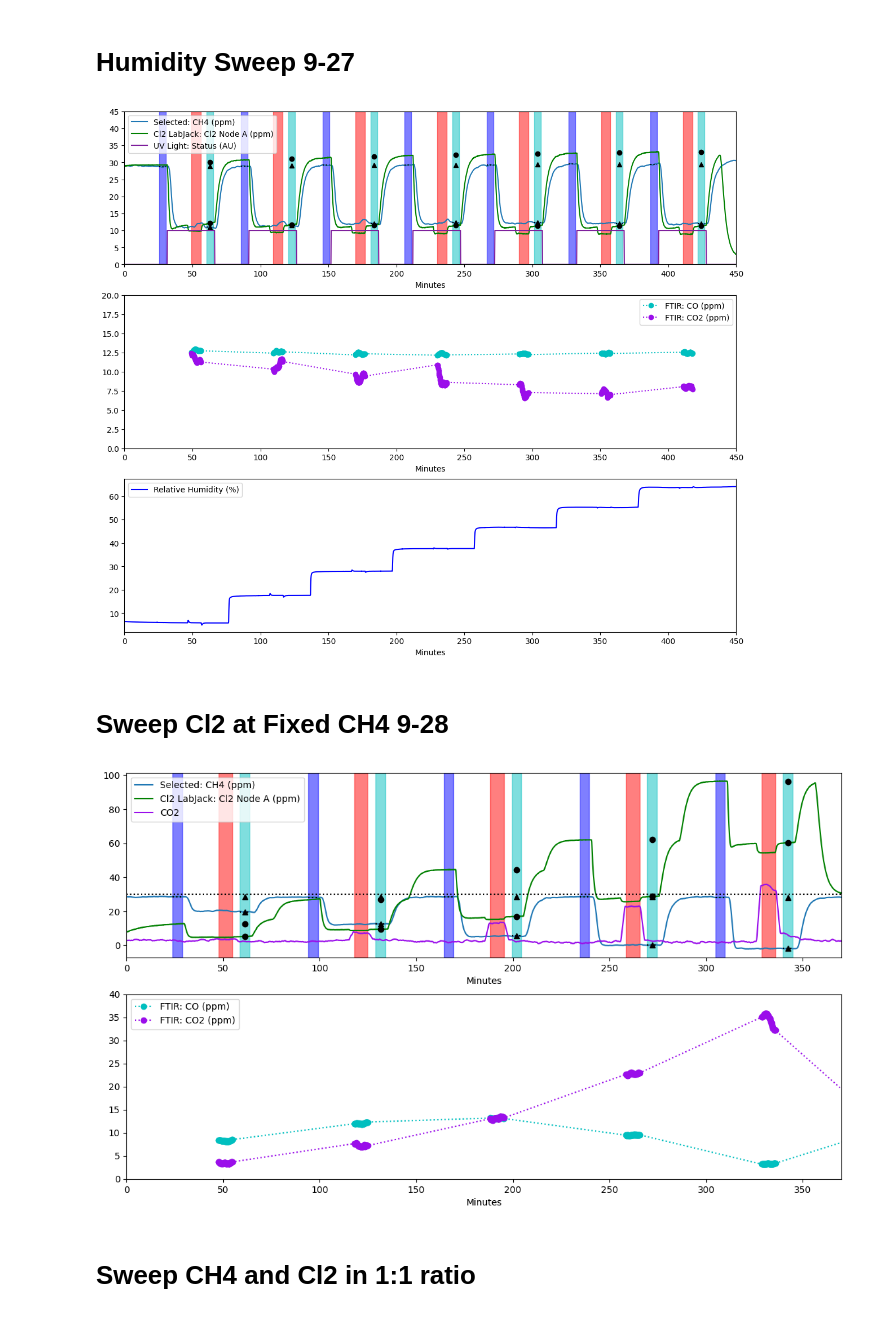
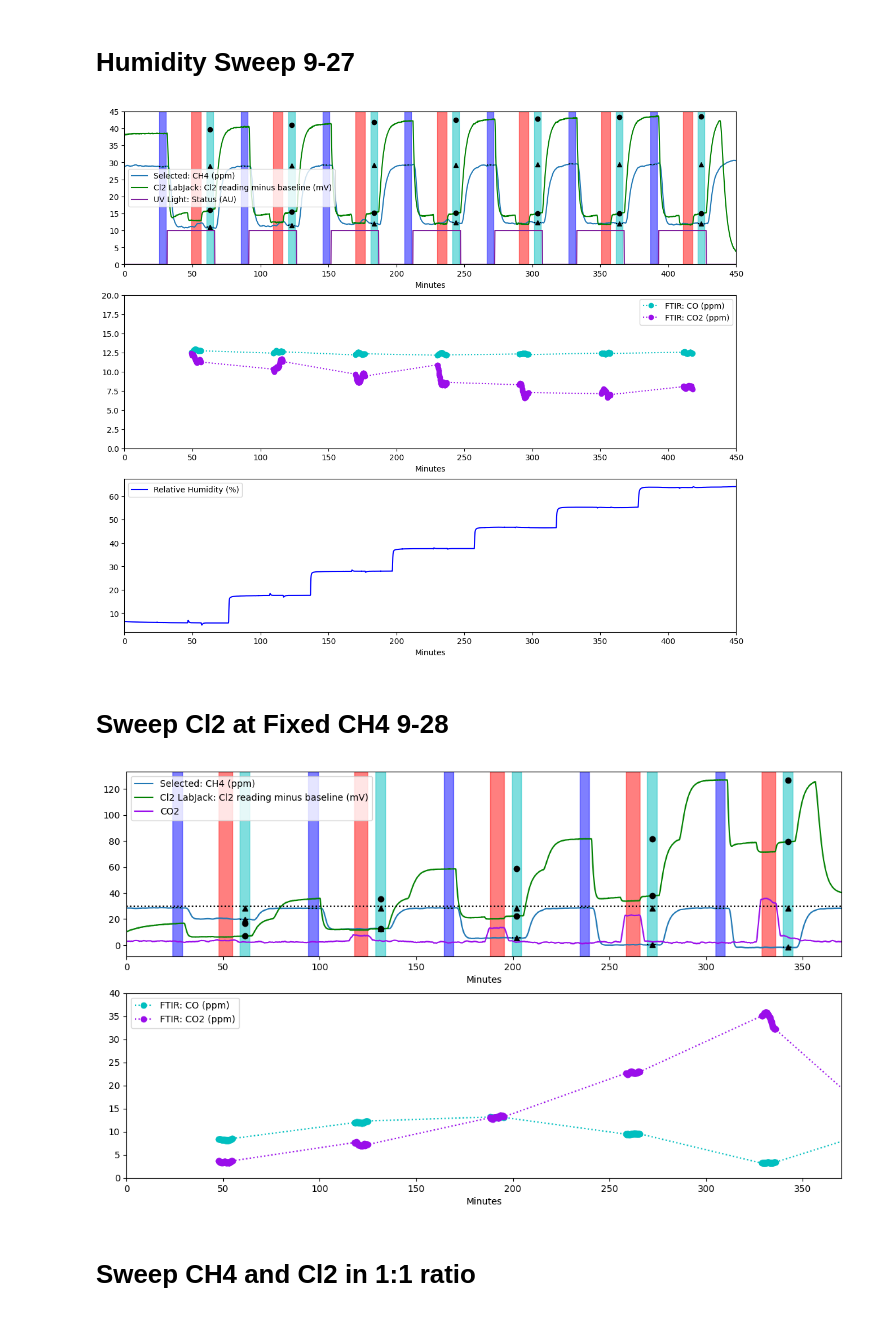
Before and after one commit to richardsrandall/Fall-2024-Cl2, a Jupyter notebook: 09-29 Cl2 Campaign Redo 1/09-29_process_cl2_data.ipynb, the cells around one changed output. Saved outputs shown, nothing was run; the diff lists cells and outputs as text; code cells hidden in the pictures.

```diff
--- a/09-29 Cl2 Campaign Redo 1/09-29_process_cl2_data.ipynb
+++ b/09-29 Cl2 Campaign Redo 1/09-29_process_cl2_data.ipynb
@@ -40,8 +40,8 @@ pass
 <h1> Loading, trimming, and re-binding log files </h1>
 # %%
 #@np.vectorize
-def calibrate_cl2(mv):
-    return (mv-43.5)*30/(83-43.5)
+def subtract_cl2_baseline(mv):
+    return (mv-43.5) # This baseline stays fixed within a given campaign but may change from campaign to campaign due to tweaking the Cl2 sensor setup
 
 importlib.reload(process_cl2)
 trim_params=((15,500),
@@ -66,7 +66,7 @@ importlib.reload(process_cl2)
 
 current_experiment = '09-27-24 Humidity Sweep (10-60%)'
 rf.dump_experiment(current_experiment)
-data[current_experiment]['Cl2 LabJack: Cl2 Node A (ppm)'] = calibrate_cl2(data[current_experiment]['Cl2 LabJack: Cl2 Node A (mV)'])
+data[current_experiment]['Cl2 LabJack: Cl2 reading minus baseline (mV)'] = subtract_cl2_baseline(data[current_experiment]['Cl2 LabJack: Cl2 Node A (mV)'])
 data[current_experiment]['Selected: CH4 (ppm)'] = data[current_experiment]['FTIR: CH4 (ppm)']
 
 # Prep the plot region
@@ -80,44 +80,44 @@ rf.set_setup_values(which_field='Selected: CH4 (ppm)')
 rf.autofind_removal(current_experiment,start_time=0,end_time=500,correct_drift=True)
 rf.plot_baseline_and_samples(current_experiment,which_field='Selected: CH4 (ppm)',color='C0',ax=axs[0],marker='^',do_shading=True)
 # Get the Cl2 data
-rf.set_setup_values(which_field='Cl2 LabJack: Cl2 Node A (ppm)')
+rf.set_setup_values(which_field='Cl2 LabJack: Cl2 reading minus baseline (mV)')
 rf.autofind_removal(current_experiment,start_time=0,end_time=500,correct_drift=True)
-rf.plot_baseline_and_samples(current_experiment,which_field='Cl2 LabJack: Cl2 Node A (ppm)',color='g',marker='o',ax=axs[0],do_shading=False)
+rf.plot_baseline_and_samples(current_experiment,which_field='Cl2 LabJack: Cl2 reading minus baseline (mV)',color='g',marker='o',ax=axs[0],do_shading=False)
 axs[0].plot(data[current_experiment]['Minutes'],10*data[current_experiment]['UV Light: Actual Status'],color='xkcd:purple',label='UV Light: Status (AU)')
 axs[0].legend()
 
 #print(rf.translate_tags("UV_distance_conv=50; dummy='whatever'")['UV_distance_conv'])
 axs[0].set_xlim(0,500)
 axs[0].set_ylim(0,45)
 
 # Throw in a plot of some of the bypass values
 rf.plot_fields_during_bypass(current_experiment,
                                   ['FTIR: CO (ppm)','FTIR: CO2 (ppm)'],
                                   ['c','xkcd:violet'],
                                   ':','o',
                                   axs[1])
 axs[1].set_ylim(0,20)
 axs[1].xaxis.set_tick_params(labelbottom=True)
 axs[1].set_xlabel("Minutes")
 
 # Throw in a plot of the RH
 axs[2].plot(data[current_experiment]['Minutes'],data[current_experiment]['Humidity Probe: Rel. Humidity (%)']*(1.0/(1-6.0/200.0)),
         label='Relative Humidity (%)',color='b')
 axs[2].set_xlim(0,450)
 axs[2].set_xlabel("Minutes")
 axs[2].xaxis.set_tick_params(labelbottom=True)
 axs[2].legend()
 
 pass
 # %% [output]
-[figure, old version]
+[figure, new version]
 # %% [markdown]
 <h1> Sweep Cl2 at Fixed CH4 9-28 </h2>
 # %%
 importlib.reload(process_cl2)
 current_experiment = '09-28-24 Vary Cl2 (20-90 ppm) at Fixed CH4'
 rf.dump_experiment(current_experiment)
-data[current_experiment]['Cl2 LabJack: Cl2 Node A (ppm)'] = calibrate_cl2(data[current_experiment]['Cl2 LabJack: Cl2 Node A (mV)'])
+data[current_experiment]['Cl2 LabJack: Cl2 reading minus baseline (mV)'] = subtract_cl2_baseline(data[current_experiment]['Cl2 LabJack: Cl2 Node A (mV)'])
 data[current_experiment]['Selected: CH4 (ppm)'] = data[current_experiment]['FTIR: CH4 (ppm)']
 
 # Prep the plot region
@@ -131,9 +131,9 @@ rf.set_setup_values(which_field='Selected: CH4 (ppm)')
 rf.autofind_removal(current_experiment,start_time=0,end_time=500,correct_drift=True)
 rf.plot_baseline_and_samples(current_experiment,which_field='Selected: CH4 (ppm)',color='C0',ax=axs[0],marker='^',do_shading=True)
 # Get the Cl2 data
-rf.set_setup_values(which_field='Cl2 LabJack: Cl2 Node A (ppm)')
+rf.set_setup_values(which_field='Cl2 LabJack: Cl2 reading minus baseline (mV)')
 rf.autofind_removal(current_experiment,start_time=0,end_time=500,correct_drift=False)
-rf.plot_baseline_and_samples(current_experiment,which_field='Cl2 LabJack: Cl2 Node A (ppm)',color='g',marker='o',ax=axs[0],do_shading=False)
+rf.plot_baseline_and_samples(current_experiment,which_field='Cl2 LabJack: Cl2 reading minus baseline (mV)',color='g',marker='o',ax=axs[0],do_shading=False)
 axs[0].plot(data[current_experiment]['Minutes'],data[current_experiment]['FTIR: CO2 (ppm)'],color='xkcd:violet',label='CO2')
 axs[0].legend()
 
@@ -154,7 +154,7 @@ axs[0].plot([0,450],[30,30],':k')#Help compare how much the Cl2 drifted between
 
 pass
 # %% [output]
-[figure, old version]
+[figure, new version]
 # %% [markdown]
 <h1>Sweep CH4 and Cl2 in 1:1 ratio</h1>
 # %%
```
Also changed, not shown: parts of 8 cells of this notebook, 13 other files.
